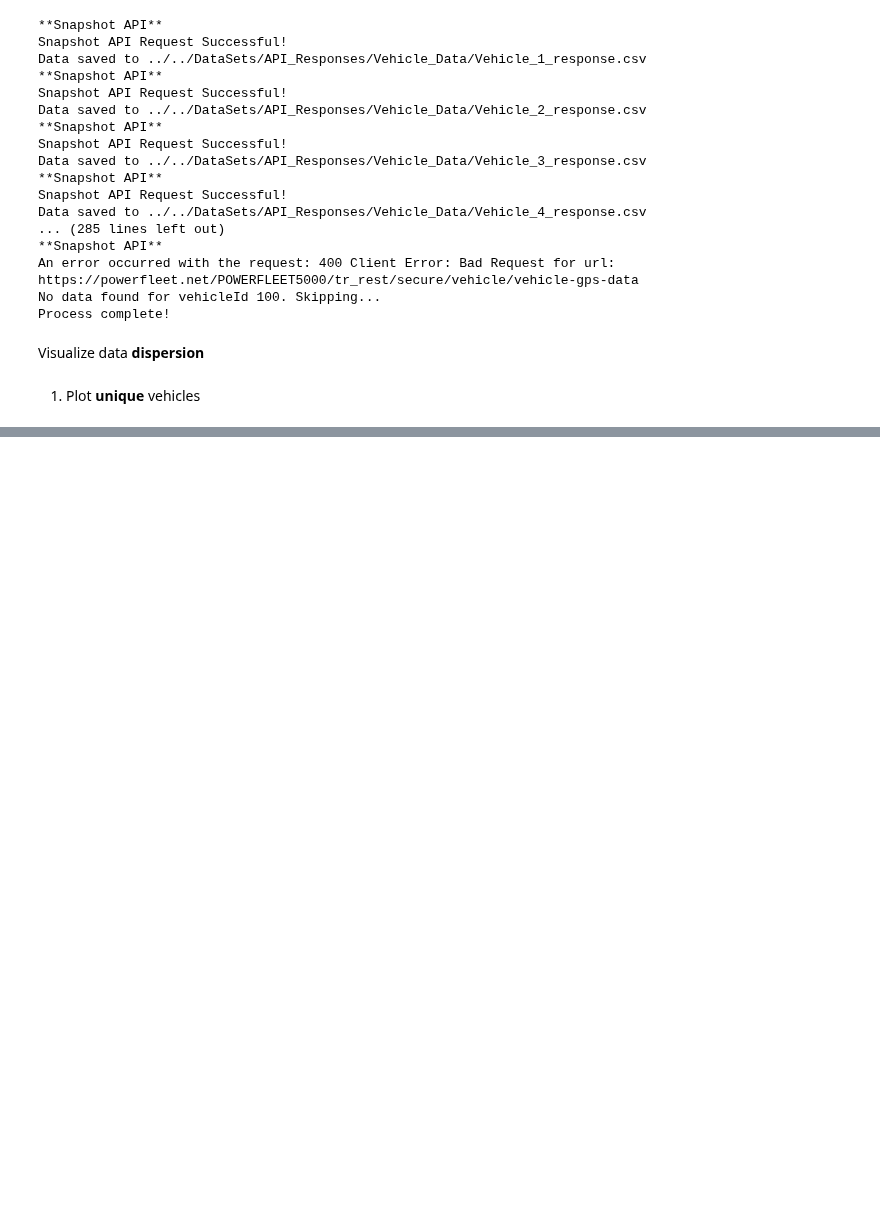
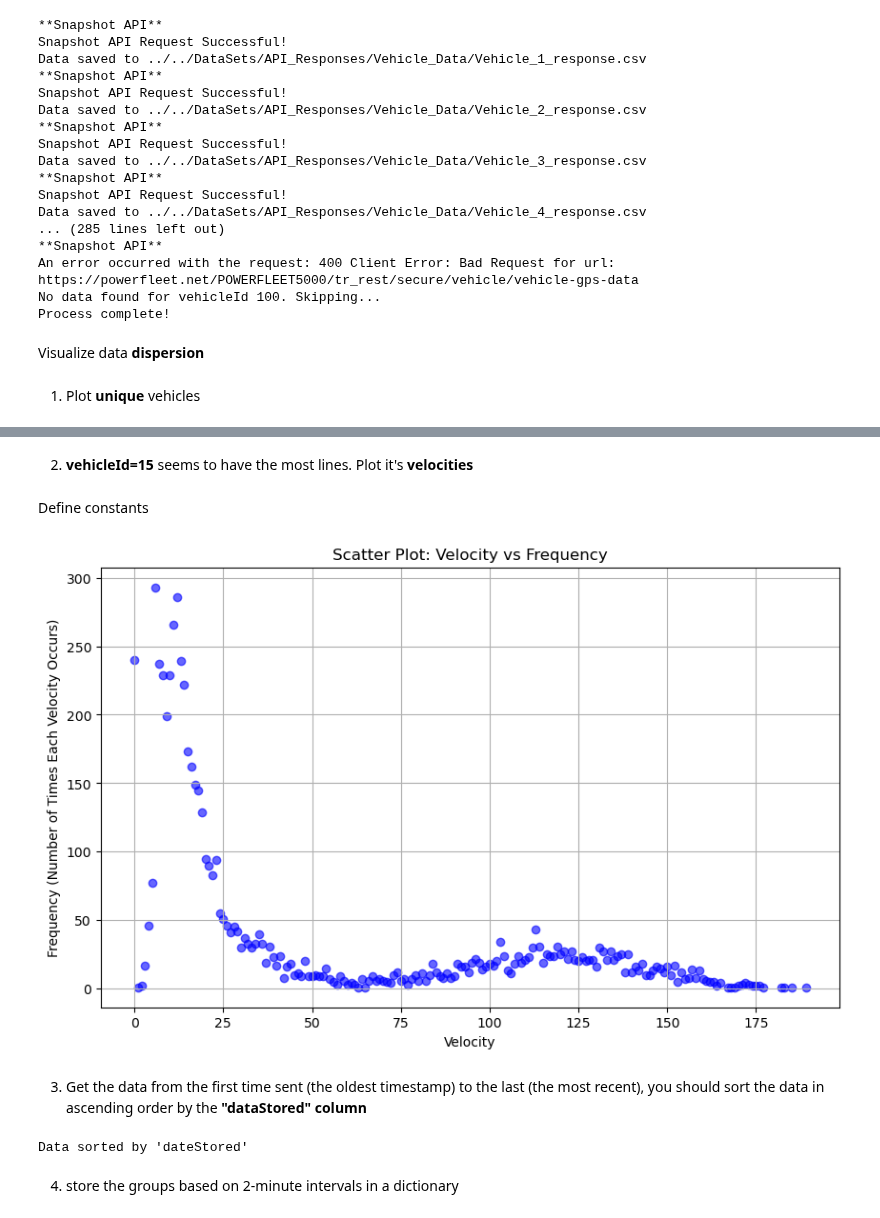
Before and after one commit to GeorgeStyl/Ptyxiaki-Repository, a Jupyter notebook: Python_Scripts/Data_Analysis/data_analysis.ipynb, the cells around one changed output, grey strips where cells are left out. Drawn from its saved outputs; the diff is of its cells as text; code cells hidden in the pictures; blank space fills up the shorter version.

```diff
--- a/Python_Scripts/Data_Analysis/data_analysis.ipynb
+++ b/Python_Scripts/Data_Analysis/data_analysis.ipynb
@@ -296,0 +275,58 @@ Total unique coordinate pairs: 72
+# %% [markdown]
+2. **vehicleId=15** seems to have the most lines. Plot it's **velocities**
+# %% [markdown]
+Define constants
+# %%
+VEHICLE_15_PATH = "../../DataSets/API_Responses/Vehicle_Data/Vehicle_15_response.csv"
+# %%
+import pandas as pd
+import matplotlib.pyplot as plt
+
+# Read the CSV file into a pandas DataFrame
+df = pd.read_csv(VEHICLE_15_PATH)
+
+# Check if the "velocity" column exists
+if "velocity" in df.columns:
+    # Convert 'velocity' column to float, coercing errors to NaN (if any invalid entries exist)
+    df['velocity'] = pd.to_numeric(df['velocity'], errors='coerce')
+
+    # Drop any rows where 'velocity' is NaN after conversion
+    df = df.dropna(subset=['velocity'])
+
+    # Count the occurrences of each unique velocity
+    velocity_counts = df['velocity'].value_counts().sort_index()
+
+    # Create a scatter plot
+    plt.figure(figsize=(10, 6))
+    plt.scatter(velocity_counts.index, velocity_counts.values, color='b', alpha=0.6)
+
+    # Customize the plot
+    plt.title("Scatter Plot: Velocity vs Frequency")
+    plt.xlabel("Velocity")
+    plt.ylabel("Frequency (Number of Times Each Velocity Occurs)")
+    plt.grid(True)
+
+    # Show the plot
+    plt.show()
+
+else:
+    print("The 'velocity' column is not present in the dataset.")
+# %% [output]
+[figure, added]
+# %% [markdown]
+3. Get the data from the first time sent (the oldest timestamp) to the last (the most recent), you should sort the data in ascending order by the **"dataStored" column**
+# %%
+if 'dateStored' in df.columns:
+    # Sort the DataFrame by 'dateStored' in ascending order (oldest to newest)
+    df_sorted = df.sort_values(by='dateStored', ascending=True)
+
+    #* Reset the index after sorting for future usage
+    df_sorted.reset_index(drop=True, inplace=True)
+
+    print("Data sorted by 'dateStored'")
+else:
+    print("The 'dateStored' column is not found in the dataset.")
+# %% [output]
+Data sorted by 'dateStored'
+# %% [markdown]
+4. store the groups based on 2-minute intervals in a dictionary
```
Also changed, not shown: parts of 10 cells of this notebook, 1 other file.
